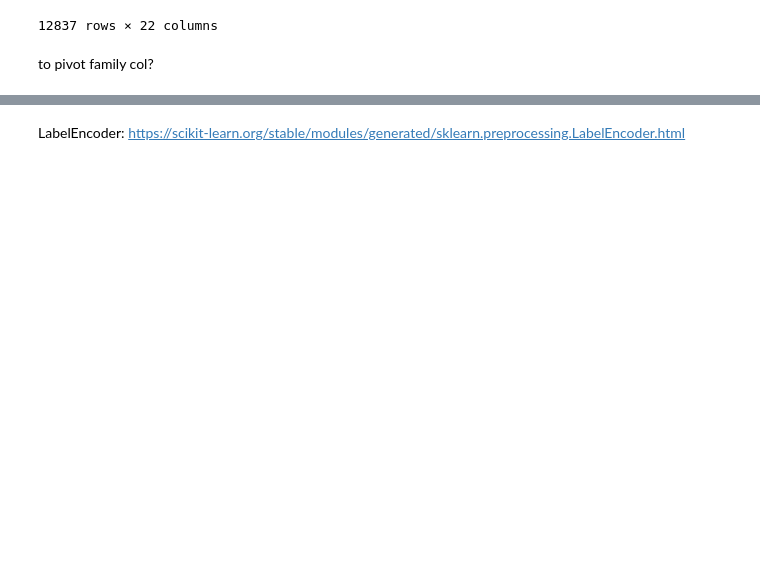
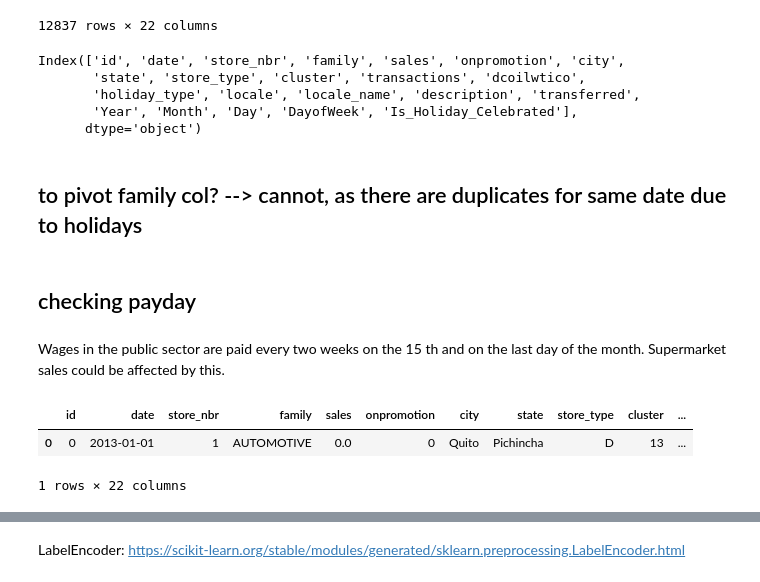
Before and after one commit to jiahui890/time-series-forecasting-store-sales, a Jupyter notebook: notebooks/feature_engineering.ipynb, the cells around one changed output, grey strips where cells are left out. Cells and saved outputs as stored; diff of their text form; code cells hidden in the pictures; blank space fills up the shorter version.

```diff
--- a/notebooks/feature_engineering.ipynb
+++ b/notebooks/feature_engineering.ipynb
@@ -102,8 +95,0 @@ def check_holiday(x):
-# %%
-def check_holiday(x):
-    if x['transferred']==True or x['holiday_type']=='Work Day':
-        return 'No'
-    if str(x['holiday_type']).lower()=='nan':
-        return 'No'
-    else:
-        return 'Yes'
@@ -121,0 +102,8 @@ df['Is_Holiday_Celebrated'] = df['holiday_type'].apply(lambda x: 'No' if x=='Wor
+# %%
+def check_holiday(x):
+    if x['transferred']==True or x['holiday_type']=='Work Day':
+        return 0
+    elif str(x['holiday_type']).lower()=='nan':
+        return 0
+    else:
+        return 1
@@ -164,5 +163,13 @@ df[(df['Is_Holiday_Celebrated']=='No') * (df['holiday_type']=='Holiday')]
 | 2999863 | 2991976 | 2017-08-10 | 9 | SCHOOL AND OFFICE SUPPLIES | 148.00000 | 10 | Quito | Pichincha | B | 6 | ... |
 | 2999864 | 2991977 | 2017-08-10 | 9 | SEAFOOD | 14.35000 | 0 | Quito | Pichincha | B | 6 | ... |
 12837 rows × 22 columns
+# %%
+df.columns
+# %% [output]
+Index(['id', 'date', 'store_nbr', 'family', 'sales', 'onpromotion', 'city',
+       'state', 'store_type', 'cluster', 'transactions', 'dcoilwtico',
+       'holiday_type', 'locale', 'locale_name', 'description', 'transferred',
+       'Year', 'Month', 'Day', 'DayofWeek', 'Is_Holiday_Celebrated'],
+      dtype='object')
 # %% [markdown]
-to pivot family col?
+## to pivot family col? --> cannot, as there are duplicates for same date due to holidays
@@ -170,0 +176,10 @@ df_pivot
+# %% [markdown]
+## checking payday
+# %% [markdown]
+Wages in the public sector are paid every two weeks on the 15 th and on the last day of the month. Supermarket sales could be affected by this.
+# %%
+df.head(1)
+# %% [output]
+|  | id | date | store_nbr | family | sales | onpromotion | city | state | store_type | cluster | ... |
+| 0 | 0 | 2013-01-01 | 1 | AUTOMOTIVE | 0.0 | 0 | Quito | Pichincha | D | 13 | ... |
+1 rows × 22 columns
```
Also changed, not shown: parts of 50 cells of this notebook, 2 other files.
